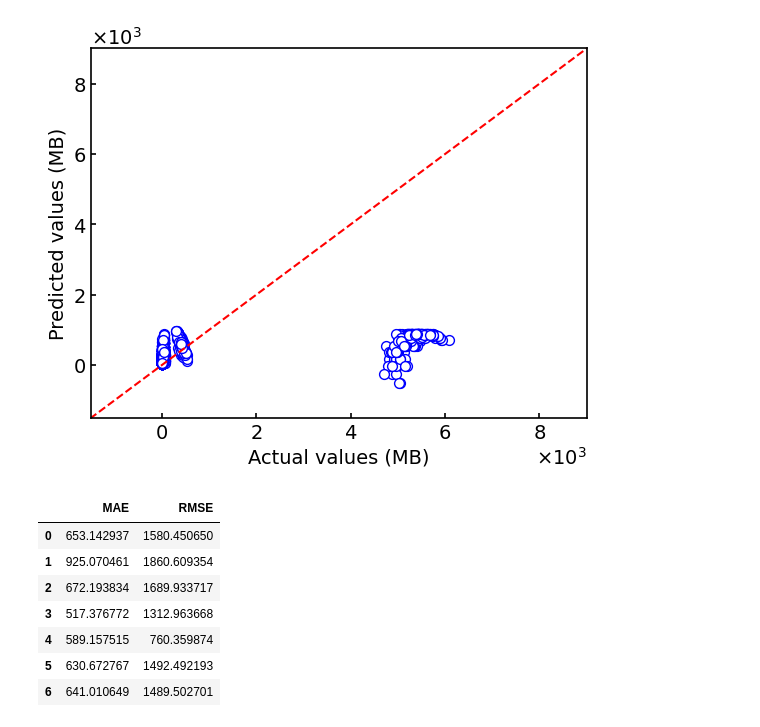
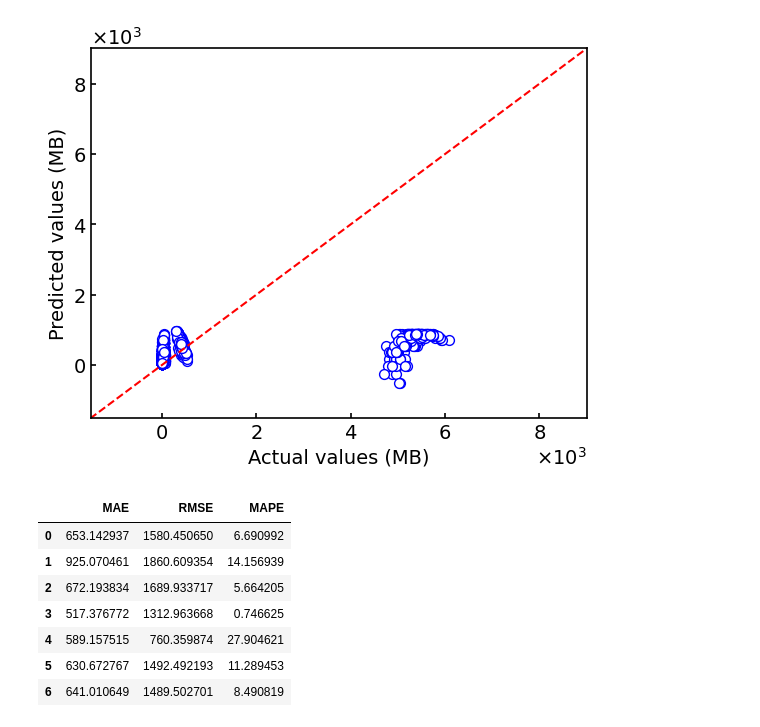
Before and after one commit to ITK13201/ml-dcs, a Jupyter notebook: ml-dcs/notebooks/evaluation_20241220/results/unknown_scenarios/memory-usage_AT.ipynb, the cells around one changed output. Cells and saved outputs as stored; diff of their text form; code cells hidden in the pictures.

```diff
--- a/ml-dcs/notebooks/evaluation_20241220/results/unknown_scenarios/memory-usage_AT.ipynb
+++ b/ml-dcs/notebooks/evaluation_20241220/results/unknown_scenarios/memory-usage_AT.ipynb
@@ -166,6 +172,7 @@ util.show()
 
 results_mae.append(data_model.result_at_best_accuracy.mae)
 results_rmse.append(data_model.result_at_best_accuracy.rmse)
+results_mape.append(data_model.result_at_best_accuracy.mape)
 EvaluationResult.from_simple_class(data_model).dataframe_div1000
 # %% [output]
 {
@@ -223,6 +230,7 @@ util.show()
 
 results_mae.append(data_model.mae)
 results_rmse.append(data_model.rmse)
+results_mape.append(data_model.mape)
 # %% [output]
 {
   "task_results": [
@@ -266,6 +274,7 @@ util.show()
 
 results_mae.append(data_model.mae)
 results_rmse.append(data_model.rmse)
+results_mape.append(data_model.mape)
 # %% [output]
 {
   "task_results": [
@@ -309,6 +318,7 @@ util.show()
 
 results_mae.append(data_model.mae)
 results_rmse.append(data_model.rmse)
+results_mape.append(data_model.mape)
 # %% [output]
 {
   "task_results": [
@@ -331,17 +341,18 @@ results_rmse.append(data_model.rmse)
 # %%
 # FOR TABLE
 import pandas as pd
 
 pd.DataFrame({
     "MAE": [v/1000 for v in results_mae],
-    "RMSE": [v/1000 for v in results_rmse]
+    "RMSE": [v/1000 for v in results_rmse],
+    "MAPE": results_mape
 })
 # %% [output]
-|  | MAE | RMSE |
-| 0 | 653.142937 | 1580.450650 |
-| 1 | 925.070461 | 1860.609354 |
-| 2 | 672.193834 | 1689.933717 |
-| 3 | 517.376772 | 1312.963668 |
-| 4 | 589.157515 | 760.359874 |
-| 5 | 630.672767 | 1492.492193 |
-| 6 | 641.010649 | 1489.502701 |
+|  | MAE | RMSE | MAPE |
+| 0 | 653.142937 | 1580.450650 | 6.690992 |
+| 1 | 925.070461 | 1860.609354 | 14.156939 |
+| 2 | 672.193834 | 1689.933717 | 5.664205 |
+| 3 | 517.376772 | 1312.963668 | 0.746625 |
+| 4 | 589.157515 | 760.359874 | 27.904621 |
+| 5 | 630.672767 | 1492.492193 | 11.289453 |
+| 6 | 641.010649 | 1489.502701 | 8.490819 |
```
Also changed, not shown: parts of 5 cells of this notebook, 19 other files.
